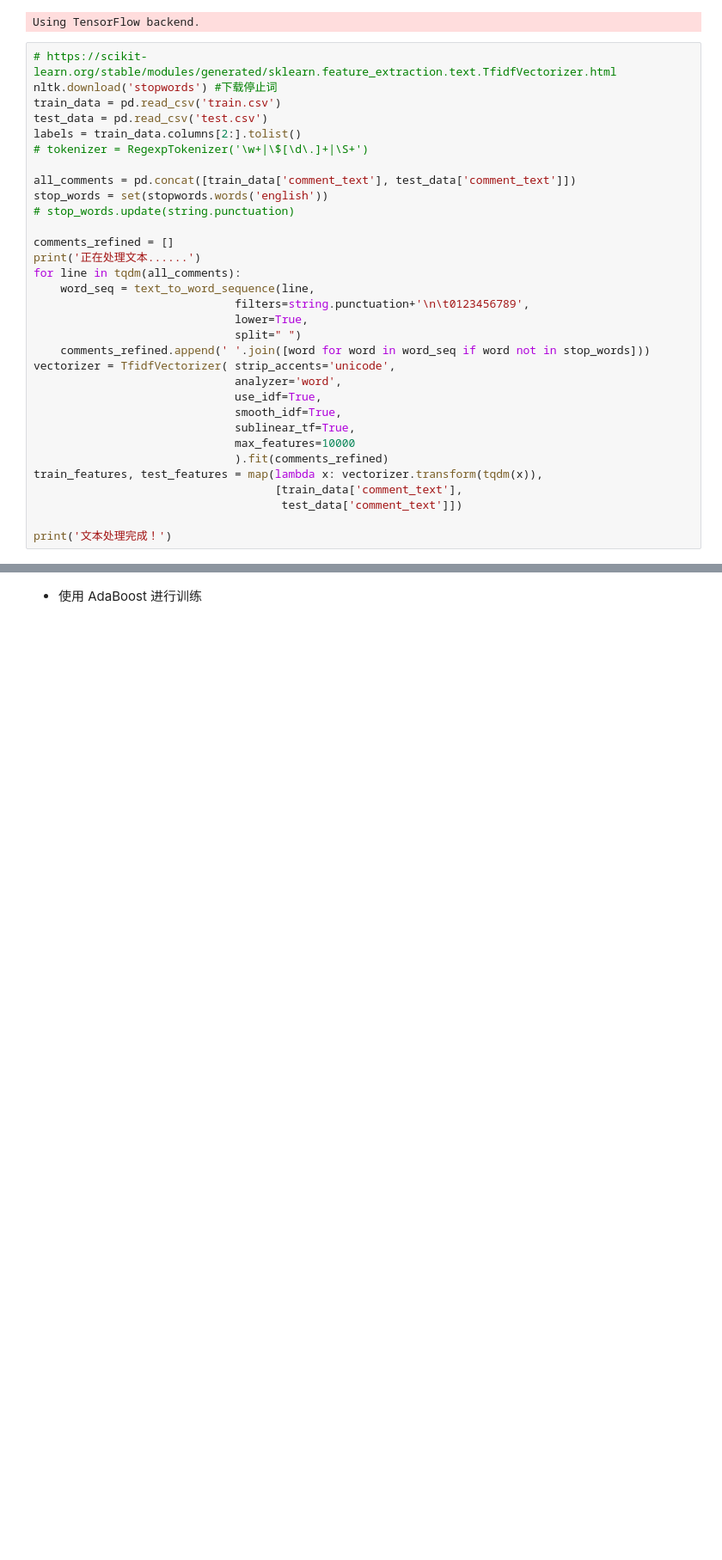
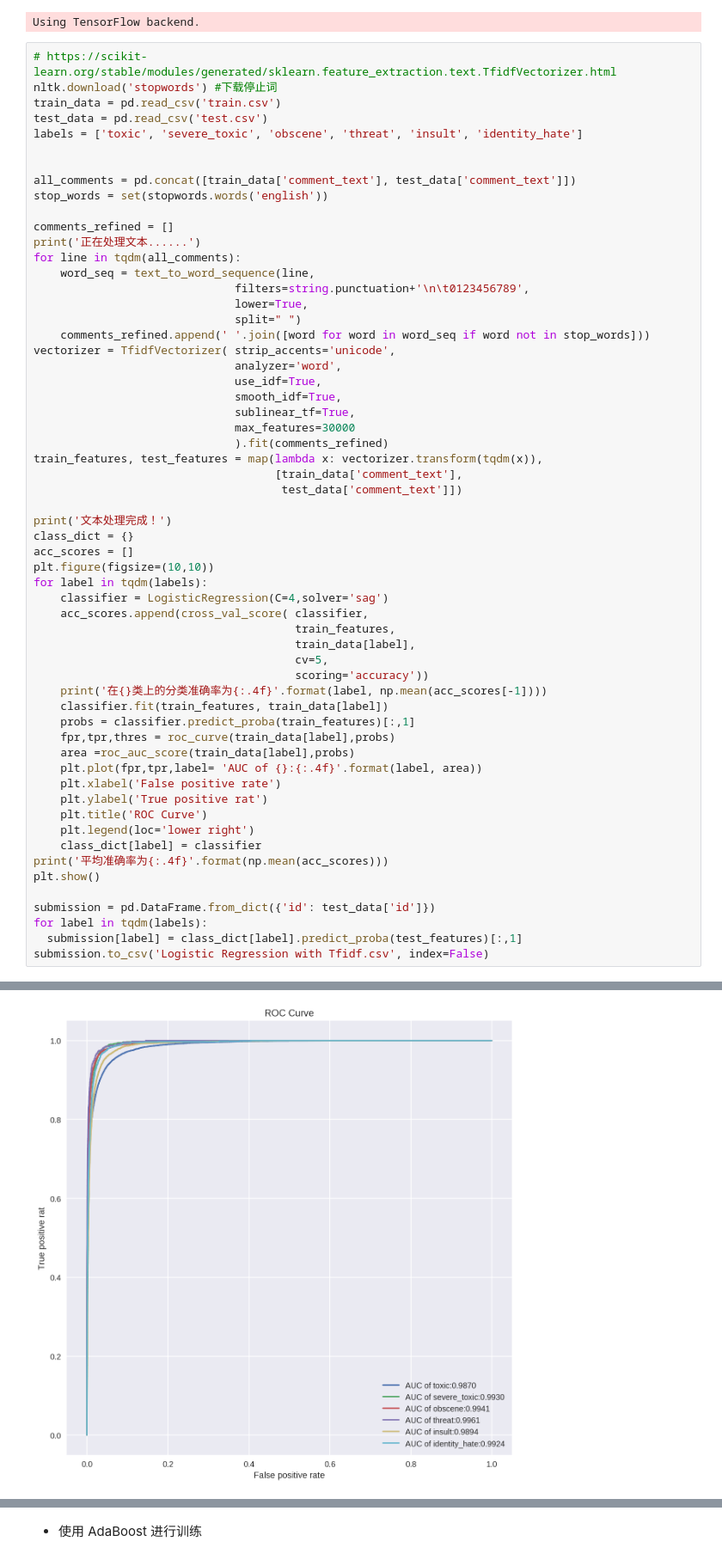
Before and after one commit to Zhengqi-Li/NLP, a Jupyter notebook: Logistic_Regression_with_Tfidf.ipynb, the cells around one changed output, grey strips where cells are left out. Shown at 86% size. Drawn from its saved outputs; the diff is of its cells as text; blank space fills up the shorter version.

```diff
--- a/Logistic_Regression_with_Tfidf.ipynb
+++ b/Logistic_Regression_with_Tfidf.ipynb
@@ -39,12 +39,11 @@ Using TensorFlow backend.
 nltk.download('stopwords') #下载停止词
 train_data = pd.read_csv('train.csv')
 test_data = pd.read_csv('test.csv')
-labels = train_data.columns[2:].tolist()
-# tokenizer = RegexpTokenizer('\w+|\$[\d\.]+|\S+')
+labels = ['toxic', 'severe_toxic', 'obscene', 'threat', 'insult', 'identity_hate']
+
 
 all_comments = pd.concat([train_data['comment_text'], test_data['comment_text']])
 stop_words = set(stopwords.words('english'))
-# stop_words.update(string.punctuation)
 
 comments_refined = []
 print('正在处理文本......')
@@ -59,13 +58,41 @@ vectorizer = TfidfVectorizer( strip_accents='unicode',
                               use_idf=True,
                               smooth_idf=True,
                               sublinear_tf=True,
-                              max_features=10000
+                              max_features=30000
                               ).fit(comments_refined)
 train_features, test_features = map(lambda x: vectorizer.transform(tqdm(x)),
                                     [train_data['comment_text'],
                                      test_data['comment_text']])
 
 print('文本处理完成！')
+class_dict = {}
+acc_scores = []
+plt.figure(figsize=(10,10))
+for label in tqdm(labels):
+    classifier = LogisticRegression(C=4,solver='sag')
+    acc_scores.append(cross_val_score( classifier,
+                                       train_features,
+                                       train_data[label],
+                                       cv=5,
+                                       scoring='accuracy'))
+    print('在{}类上的分类准确率为{:.4f}'.format(label, np.mean(acc_scores[-1])))
+    classifier.fit(train_features, train_data[label])
+    probs = classifier.predict_proba(train_features)[:,1]
+    fpr,tpr,thres = roc_curve(train_data[label],probs)
+    area =roc_auc_score(train_data[label],probs)
+    plt.plot(fpr,tpr,label= 'AUC of {}:{:.4f}'.format(label, area))
+    plt.xlabel('False positive rate')
+    plt.ylabel('True positive rat')
+    plt.title('ROC Curve')
+    plt.legend(loc='lower right')
+    class_dict[label] = classifier
+print('平均准确率为{:.4f}'.format(np.mean(acc_scores)))
+plt.show()
+
+submission = pd.DataFrame.from_dict({'id': test_data['id']})
+for label in tqdm(labels):
+  submission[label] = class_dict[label].predict_proba(test_features)[:,1]
+submission.to_csv('Logistic Regression with Tfidf.csv', index=False)
 # %% [output]
 [nltk_data] Downloading package stopwords to /root/nltk_data...
 [nltk_data]   Package stopwords is already up-to-date!
@@ -73,0 +108 @@ print('文本处理完成！')
+[figure, added]
```
Also changed, not shown: parts of 4 cells of this notebook, 1 other file.
